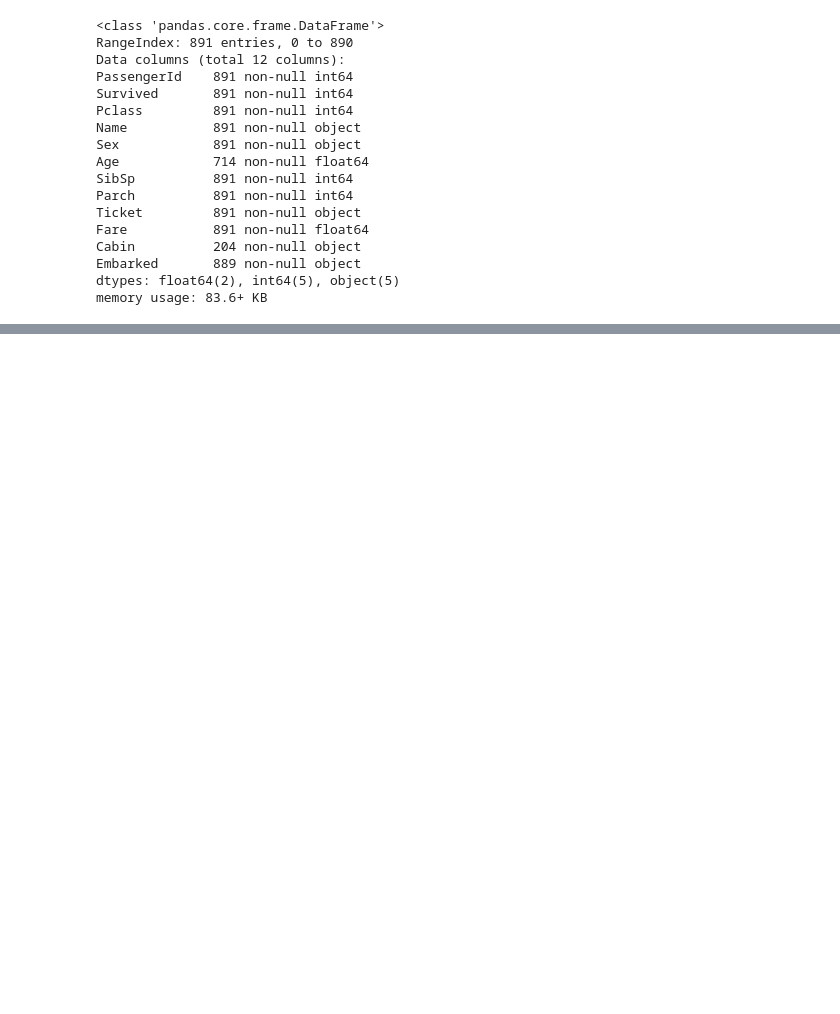
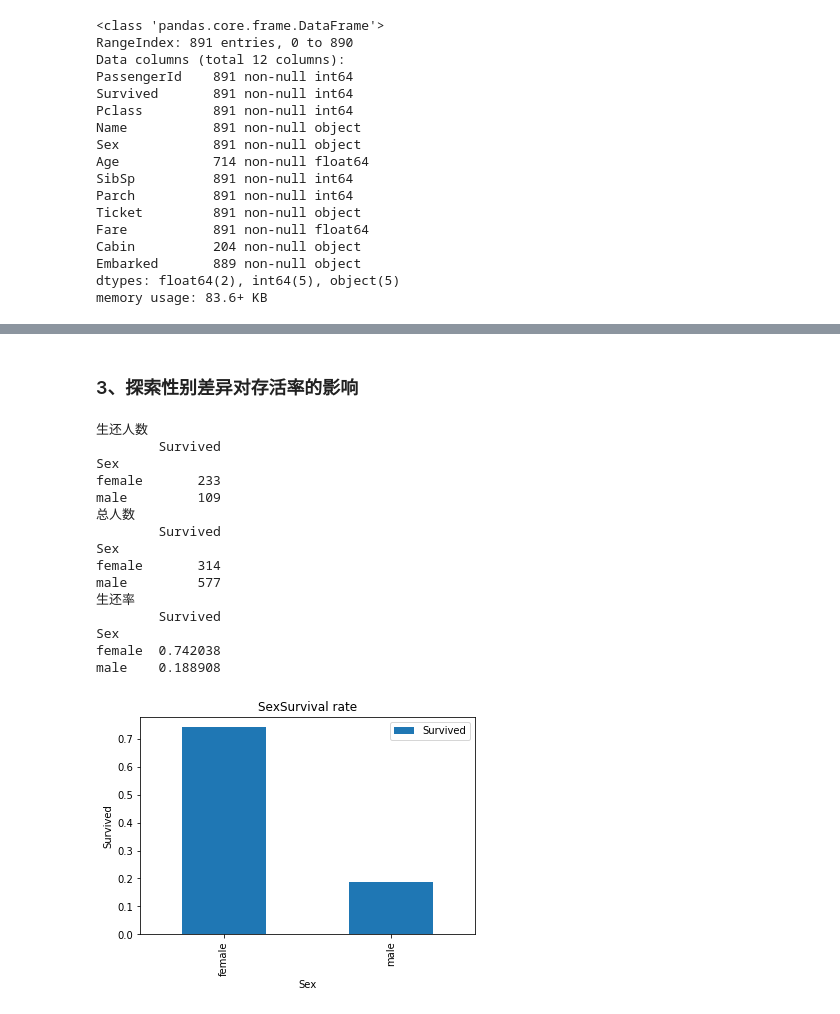
Before and after one commit to rongmax-gufei/udacity-mlnd-data-analysis, a Jupyter notebook: titanic_survival_exploration.ipynb, the cells around one changed output, grey strips where cells are left out. Cells and saved outputs as stored; diff of their text form; code cells hidden in the pictures; blank space fills up the shorter version.

```diff
--- a/titanic_survival_exploration.ipynb
+++ b/titanic_survival_exploration.ipynb
@@ -62,0 +233,21 @@ memory usage: 83.6+ KB
+# %% [markdown]
+### 3、探索性别差异对存活率的影响
+# %%
+influence('Survived', 'Sex')
+# %% [output]
+生还人数
+        Survived
+Sex
+female       233
+male         109
+总人数
+        Survived
+Sex
+female       314
+male         577
+生还率
+        Survived
+Sex
+female  0.742038
+male    0.188908
+[figure, added]
```
Also changed, not shown: parts of 35 cells of this notebook.
